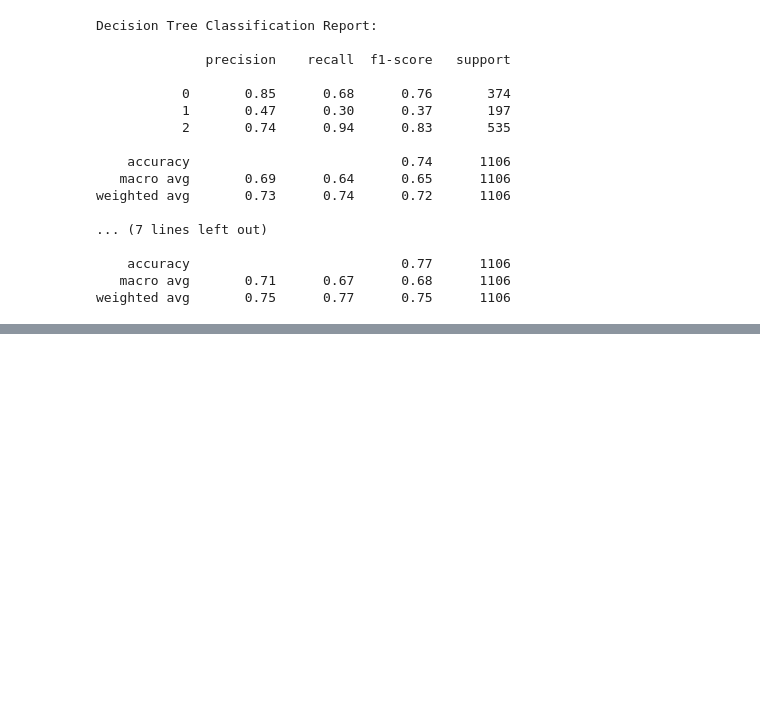
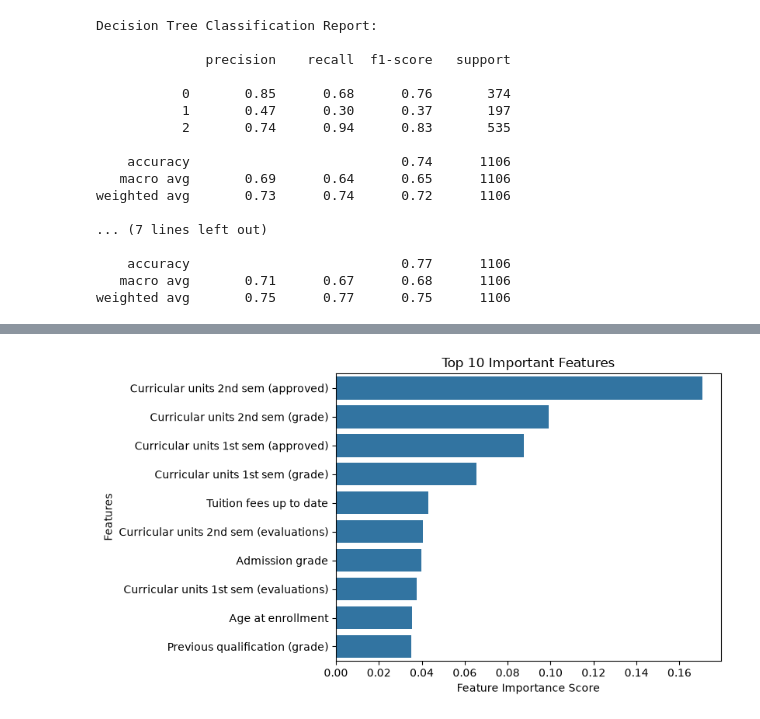
Before and after one commit to sba25431/sba25431-ML-CA1, a Jupyter notebook: sba25431_ML_CA1_v1.ipynb, the cells around one changed output, grey strips where cells are left out. Cells and saved outputs as stored; diff of their text form; code cells hidden in the pictures; blank space fills up the shorter version.

Commit message:
feature importance

```diff
--- a/sba25431_ML_CA1_v1.ipynb
+++ b/sba25431_ML_CA1_v1.ipynb
@@ -306,3 +306,9 @@ weighted avg       0.73      0.74      0.72      1106
     accuracy                           0.77      1106
    macro avg       0.71      0.67      0.68      1106
 weighted avg       0.75      0.77      0.75      1106
+# %%
+# Feature importance for best model
+feature_imp = pd.Series(best_rf.feature_importances_, index=X.columns).sort_values(
+    ascending=False
+)
+feature_imp.head(10)
@@ -308,0 +327,9 @@ weighted avg       0.75      0.77      0.75      1106
+# %%
+top_features = feature_imp.head(10)
+sns.barplot(x=top_features, y=top_features.index)
+plt.xlabel("Feature Importance Score")
+plt.ylabel("Features")
+plt.title("Top 10 Important Features")
+plt.show()
+# %% [output]
+[figure, added]
```
Also changed, not shown: parts of 1 cell of this notebook.
